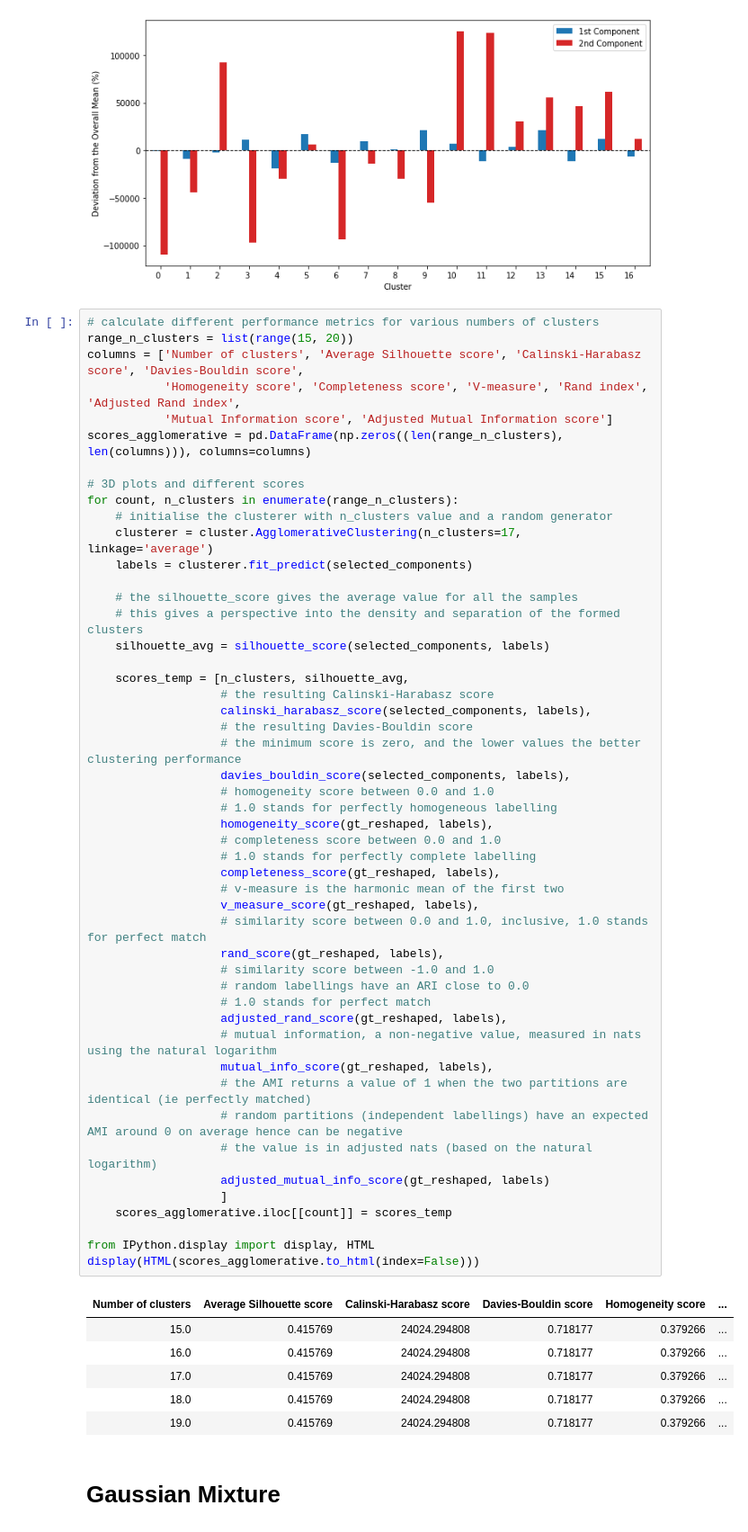
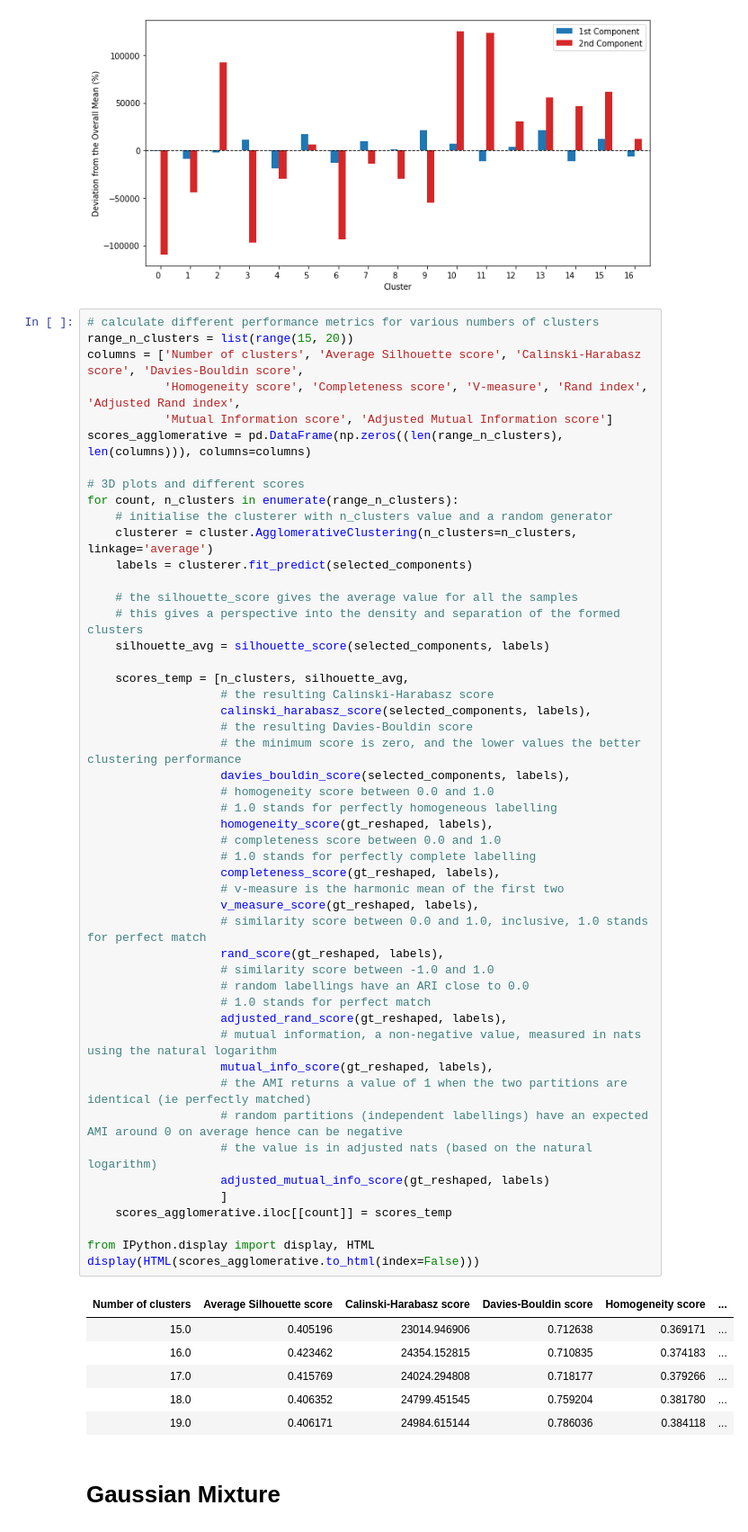
Before and after one commit to DARE-ML/clustering_remotesensing, a Jupyter notebook: Clustering_RemoteSensing.ipynb, the cells around one changed output. Shown: that part at 90% size. Saved outputs shown, nothing was run; the diff lists cells and outputs as text.

```diff
--- a/Clustering_RemoteSensing.ipynb
+++ b/Clustering_RemoteSensing.ipynb
@@ -783,7 +783,7 @@ scores_agglomerative = pd.DataFrame(np.zeros((len(range_n_clusters), len(columns
 # 3D plots and different scores
 for count, n_clusters in enumerate(range_n_clusters):
     # initialise the clusterer with n_clusters value and a random generator
-    clusterer = cluster.AgglomerativeClustering(n_clusters=17, linkage='average')
+    clusterer = cluster.AgglomerativeClustering(n_clusters=n_clusters, linkage='average')
     labels = clusterer.fit_predict(selected_components)
 
     # the silhouette_score gives the average value for all the samples
@@ -796,38 +796,38 @@ for count, n_clusters in enumerate(range_n_clusters):
                    # the resulting Davies-Bouldin score
                    # the minimum score is zero, and the lower values the better clustering performance
                    davies_bouldin_score(selected_components, labels),
                    # homogeneity score between 0.0 and 1.0
                    # 1.0 stands for perfectly homogeneous labelling
                    homogeneity_score(gt_reshaped, labels),
                    # completeness score between 0.0 and 1.0
                    # 1.0 stands for perfectly complete labelling
                    completeness_score(gt_reshaped, labels),
                    # v-measure is the harmonic mean of the first two
                    v_measure_score(gt_reshaped, labels),
                    # similarity score between 0.0 and 1.0, inclusive, 1.0 stands for perfect match
                    rand_score(gt_reshaped, labels),
                    # similarity score between -1.0 and 1.0
                    # random labellings have an ARI close to 0.0
                    # 1.0 stands for perfect match
                    adjusted_rand_score(gt_reshaped, labels),
                    # mutual information, a non-negative value, measured in nats using the natural logarithm
                    mutual_info_score(gt_reshaped, labels),
                    # the AMI returns a value of 1 when the two partitions are identical (ie perfectly matched)
                    # random partitions (independent labellings) have an expected AMI around 0 on average hence can be negative
                    # the value is in adjusted nats (based on the natural logarithm)
                    adjusted_mutual_info_score(gt_reshaped, labels)
                    ]
     scores_agglomerative.iloc[[count]] = scores_temp
 
 from IPython.display import display, HTML
 display(HTML(scores_agglomerative.to_html(index=False)))
 # %% [output]
 | Number of clusters | Average Silhouette score | Calinski-Harabasz score | Davies-Bouldin score | Homogeneity score | ... |
-| 15.0 | 0.415769 | 24024.294808 | 0.718177 | 0.379266 | ... |
-| 16.0 | 0.415769 | 24024.294808 | 0.718177 | 0.379266 | ... |
+| 15.0 | 0.405196 | 23014.946906 | 0.712638 | 0.369171 | ... |
+| 16.0 | 0.423462 | 24354.152815 | 0.710835 | 0.374183 | ... |
 | 17.0 | 0.415769 | 24024.294808 | 0.718177 | 0.379266 | ... |
-| 18.0 | 0.415769 | 24024.294808 | 0.718177 | 0.379266 | ... |
-| 19.0 | 0.415769 | 24024.294808 | 0.718177 | 0.379266 | ... |
+| 18.0 | 0.406352 | 24799.451545 | 0.759204 | 0.381780 | ... |
+| 19.0 | 0.406171 | 24984.615144 | 0.786036 | 0.384118 | ... |
 # %% [markdown]
 # Gaussian Mixture
 # %%
```
Also changed, not shown: parts of 4 cells of this notebook.
